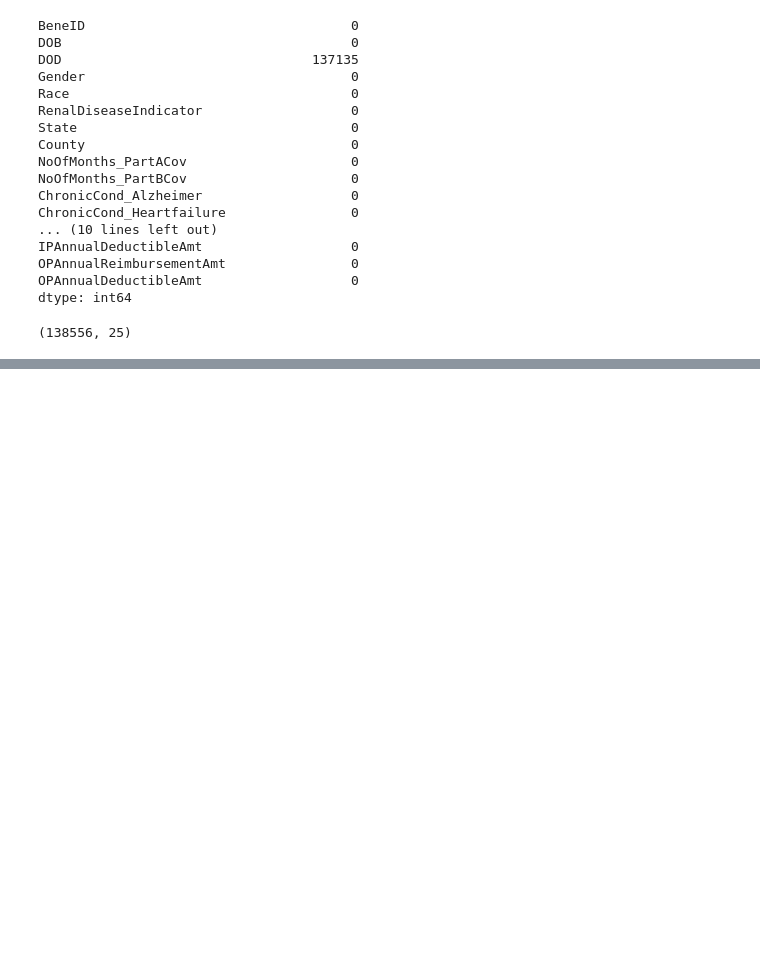
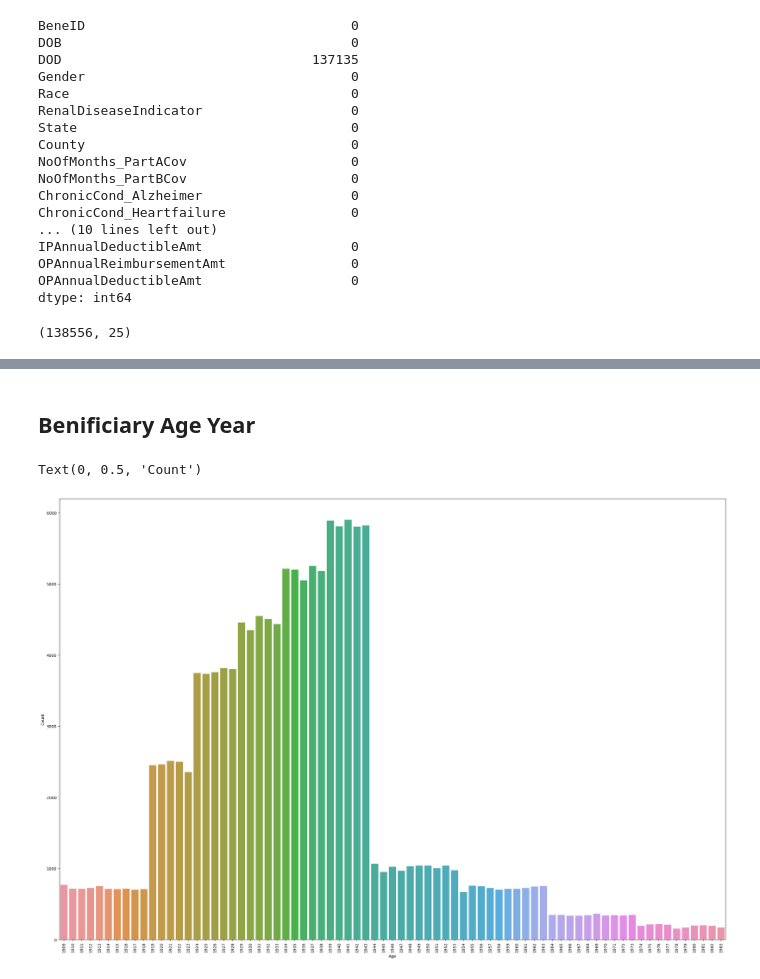
Before and after one commit to kirancool/Insurance_HealthCare_Fraud_Analysis, a Jupyter notebook: HEALTHCARE PROVIDER FRAUD DETECTION ANALYSIS.ipynb, the cells around one changed output, grey strips where cells are left out. Cells and saved outputs as stored; diff of their text form; code cells hidden in the pictures; blank space fills up the shorter version.

```diff
--- a/HEALTHCARE PROVIDER FRAUD DETECTION ANALYSIS.ipynb
+++ b/HEALTHCARE PROVIDER FRAUD DETECTION ANALYSIS.ipynb
@@ -49,0 +77,15 @@ df_ben.head()
+# %%
+df_ben['DOB'] = pd.to_datetime(df_ben['DOB'], format="%Y-%m-%d")
+
+df_ben['Age']=df_ben['DOB'].dt.year
+# %% [markdown]
+## Benificiary Age Year
+# %%
+plt.figure(figsize=(30,20))
+ax=sns.countplot('Age',data=df_ben)
+plt.xlabel('Age')
+plt.xticks(rotation=90)
+plt.ylabel('Count')
+# %% [output]
+Text(0, 0.5, 'Count')
+[figure, added]
```
Also changed, not shown: parts of 28 cells of this notebook.
